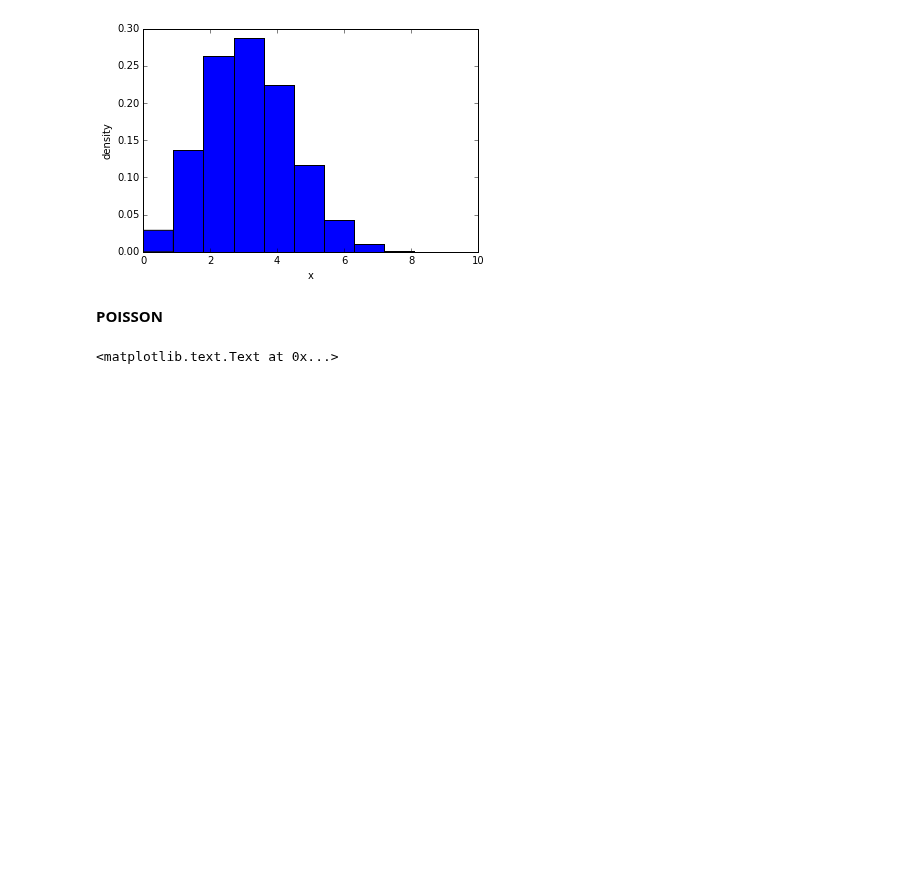
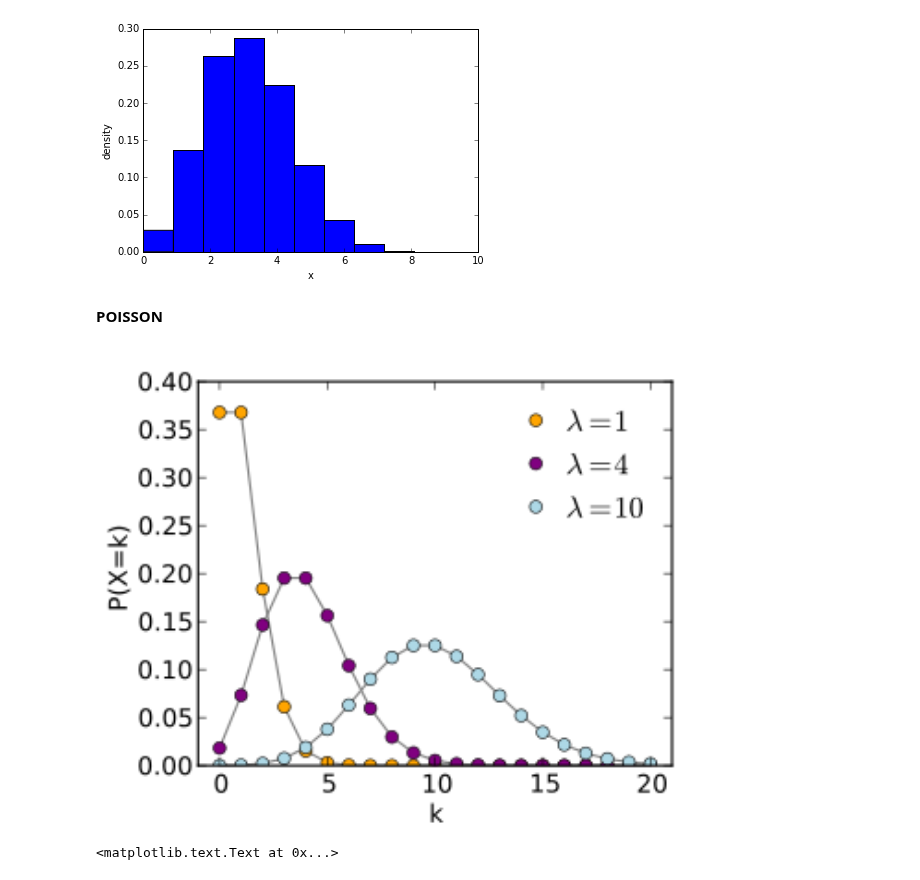
Before and after one commit to borjaeg/nlp_tests, a Jupyter notebook: Distributions.ipynb, the cells around one changed output. Drawn from its saved outputs; the diff is of its cells as text; code cells hidden in the pictures; blank space fills up the shorter version.

```diff
--- a/Distributions.ipynb
+++ b/Distributions.ipynb
@@ -40,6 +46,12 @@ SD: 1.45436
 [figure]
 # %% [markdown]
 **POISSON**
+# %%
+from IPython.display import Image
+Image('https://upload.wikimedia.org/wikipedia/commons/thumb/1/16/Poisson_pmf.svg/325px-Poisson_pmf.svg.png',
+     width = 600, height=100)
+# %% [output]
+[figure, added]
 # %%
 u = 3
 n = arange(0, 15)
```
Also changed, not shown: parts of 49 cells of this notebook, 3 other files.
